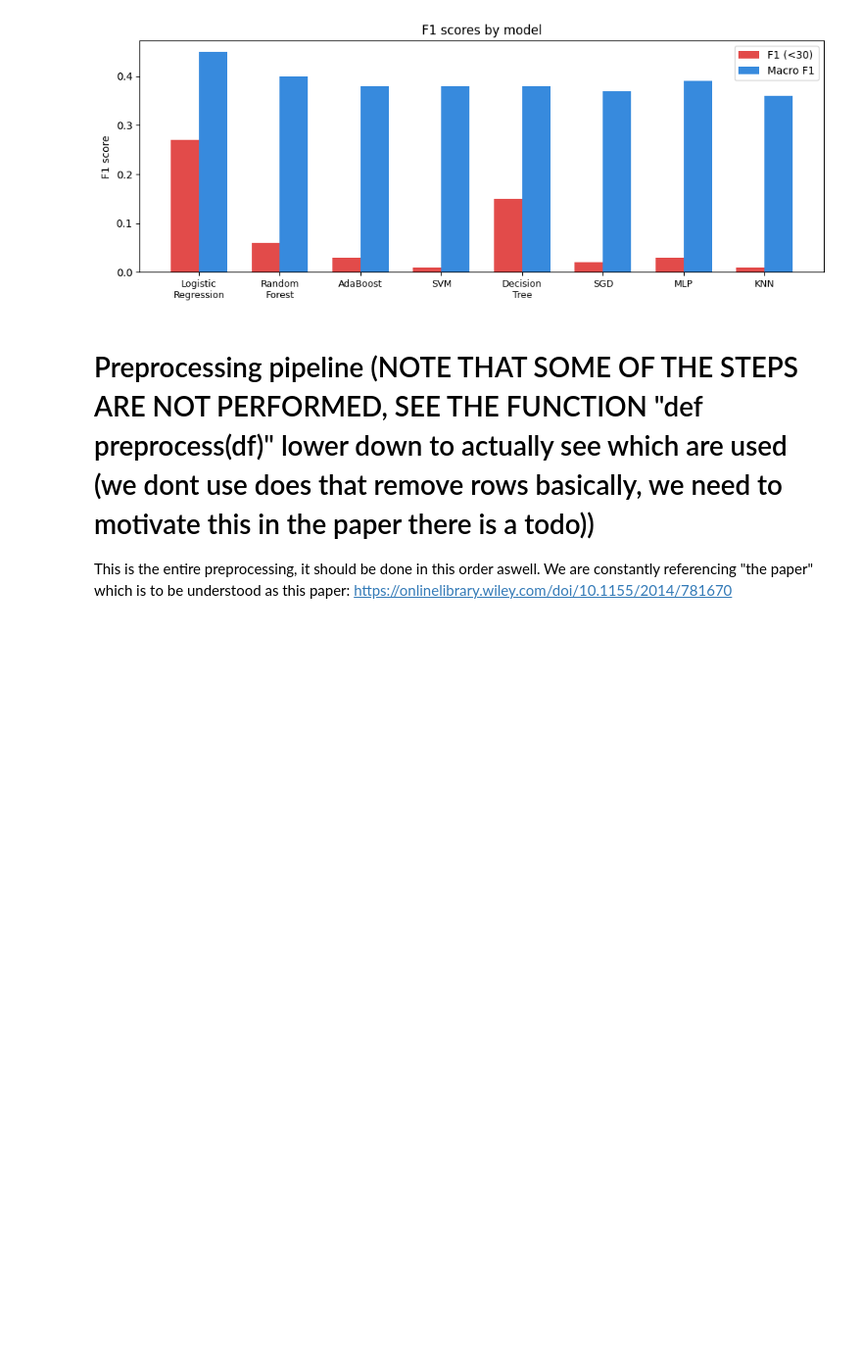
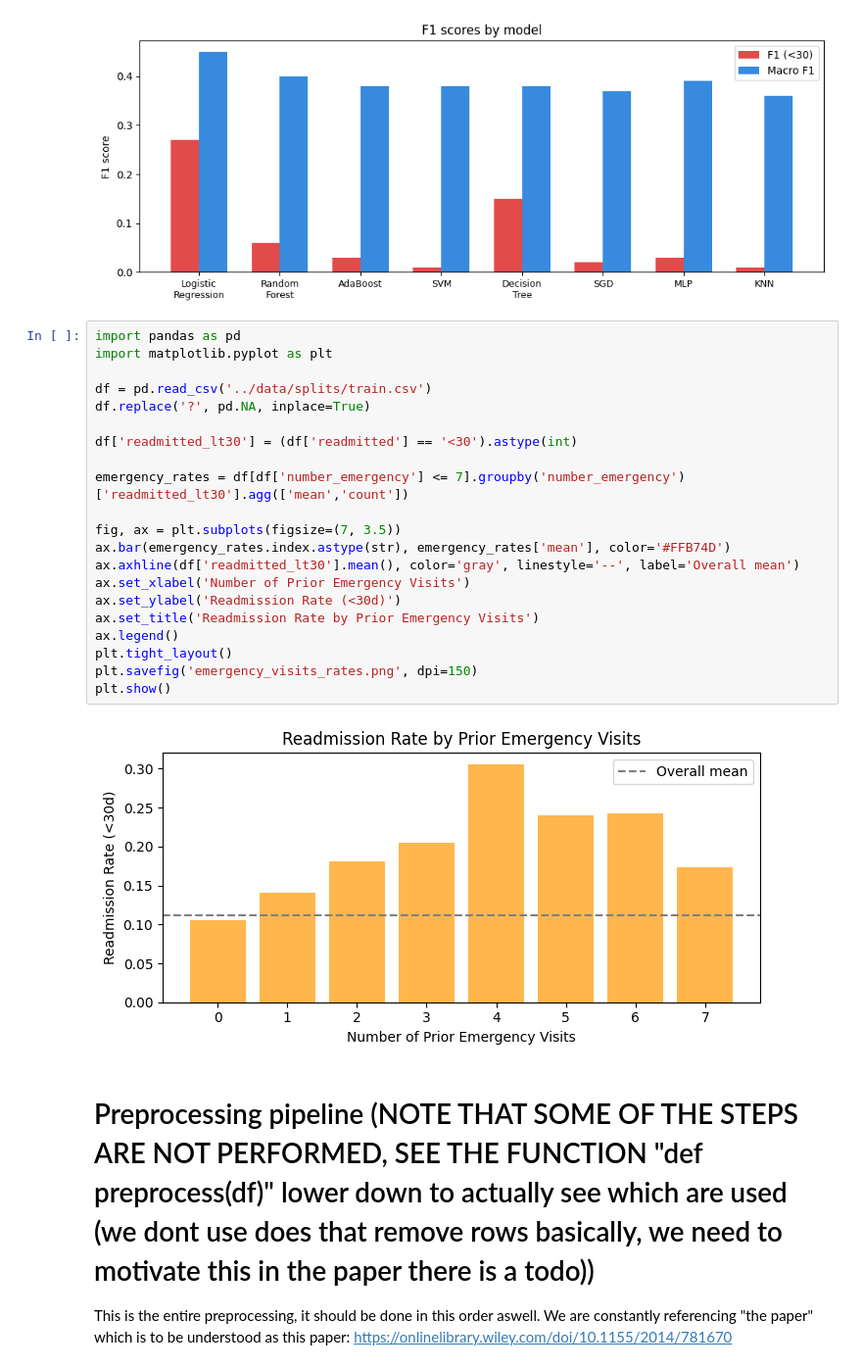
Before and after one commit to SebbeBlom/ml, a Jupyter notebook: src/main-models.ipynb, the cells around one changed output. Shown at 98% size. Drawn from its saved outputs; the diff is of its cells as text; blank space fills up the shorter version.

Commit message:
Added barchart for readmission rate by prior emergancy visits

```diff
--- a/src/main-models.ipynb
+++ b/src/main-models.ipynb
@@ -136,6 +136,29 @@ plt.savefig('f1_comparison.png', dpi=150)
 [figure]
 [figure]
 [figure]
+# %%
+import pandas as pd
+import matplotlib.pyplot as plt
+
+df = pd.read_csv('../data/splits/train.csv')
+df.replace('?', pd.NA, inplace=True)
+
+df['readmitted_lt30'] = (df['readmitted'] == '<30').astype(int)
+
+emergency_rates = df[df['number_emergency'] <= 7].groupby('number_emergency')['readmitted_lt30'].agg(['mean','count'])
+
+fig, ax = plt.subplots(figsize=(7, 3.5))
+ax.bar(emergency_rates.index.astype(str), emergency_rates['mean'], color='#FFB74D')
+ax.axhline(df['readmitted_lt30'].mean(), color='gray', linestyle='--', label='Overall mean')
+ax.set_xlabel('Number of Prior Emergency Visits')
+ax.set_ylabel('Readmission Rate (<30d)')
+ax.set_title('Readmission Rate by Prior Emergency Visits')
+ax.legend()
+plt.tight_layout()
+plt.savefig('emergency_visits_rates.png', dpi=150)
+plt.show()
+# %% [output]
+[figure, added]
 # %% [markdown]
 # Preprocessing pipeline (NOTE THAT SOME OF THE STEPS ARE NOT PERFORMED, SEE THE FUNCTION "def preprocess(df)" lower down to actually see which are used (we dont use does that remove rows basically, we need to motivate this in the paper there is a todo))
 This is the entire preprocessing, it should be done in this order aswell. We are constantly referencing "the paper" which is to be understood as this paper: https://onlinelibrary.wiley.com/doi/10.1155/2014/781670
```
